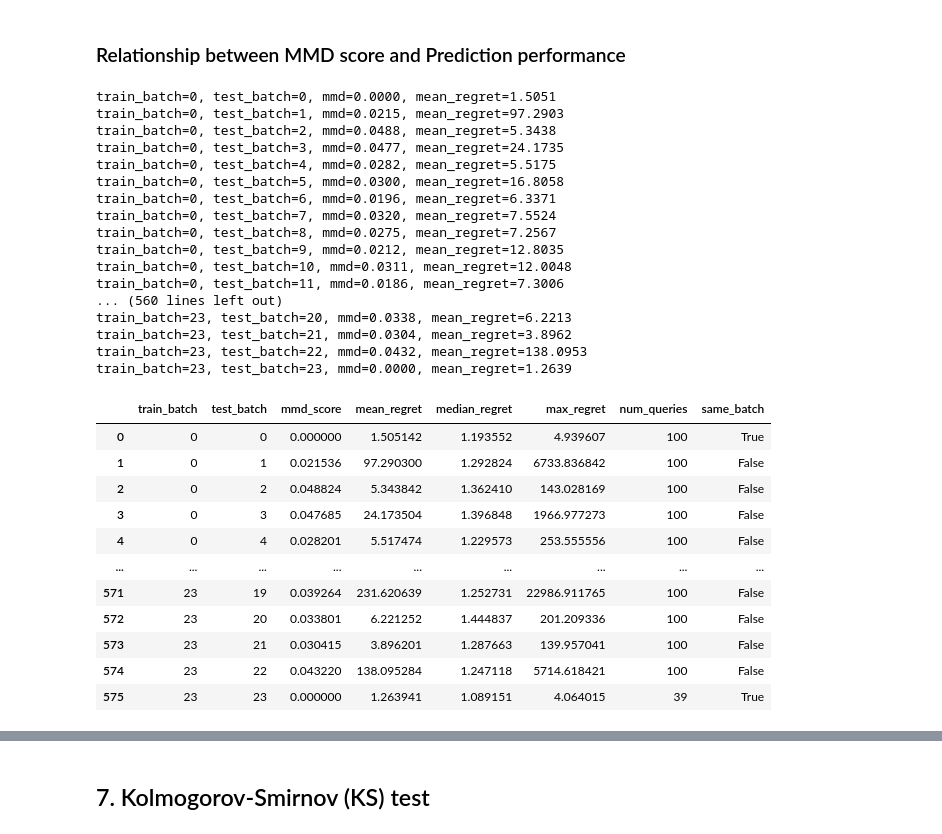
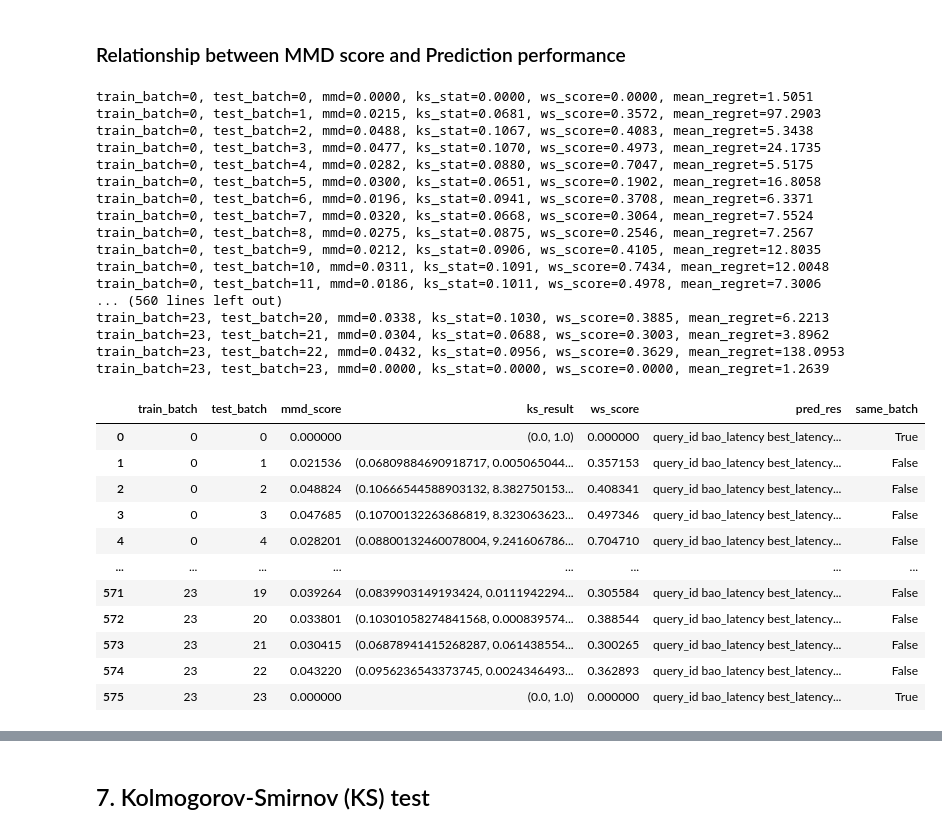
Before and after one commit to hujing2407/AdaLQO, a Jupyter notebook: AdaLQO.ipynb, the cells around one changed output, grey strips where cells are left out. Saved outputs shown, nothing was run; the diff lists cells and outputs as text; code cells hidden in the pictures.

Commit message:
Get mmd,ks,ws vs regret data

```diff
--- a/AdaLQO.ipynb
+++ b/AdaLQO.ipynb
@@ -176,12 +176,9 @@ def cl(dataset, shift_detect):
 # %% [markdown]
 ### Relationship between MMD score and Prediction performance
 # %%
-def analyze_mmd_regret_detailed(
-    dataset,
-    batch_out_path="results/tpcds/mmd_regret_batch.csv"
-):
+def analyze_regret_detailed(dataset):
     batch_rows = []
-
+    mmd_out_path="results/tpcds/regret_batch.csv"
     for i in range(len(dataset[0])):
         train_df = dataset[0][i]
         X_train, y_train, model = init_bao_model(train_df)
@@ -191,7 +188,11 @@ def analyze_mmd_regret_detailed(
             test_df = dataset[0][j]
             X_test = get_plans(test_df)
             cur_embedding = embedding_plans(model, X_test)
+            cur = cur_embedding.cpu().detach().numpy()
+            base = base_embedding.cpu().detach().numpy()
             mmd_score = mmd(cur_embedding, base_embedding)
+            ks_result = ks_values_pca(cur, base)
+            ws_score = ws(cur, base)
 
             if hasattr(mmd_score, "detach"):
                 mmd_value = float(mmd_score.detach().cpu().item())
@@ -203,52 +204,53 @@ def analyze_mmd_regret_detailed(
                 "train_batch": i,
                 "test_batch": j,
                 "mmd_score": mmd_value,
-                "mean_regret": res["regret"].mean(),
-                "median_regret": res["regret"].median(),
-                "max_regret": res["regret"].max(),
-                "num_queries": len(res),
+                "ks_result": ks_result,
+                "ws_score": ws_score,
+                "pred_res": res,
                 "same_batch": i == j
             })
 
             print(
                 f"train_batch={i}, test_batch={j}, "
                 f"mmd={mmd_value:.4f}, "
+                f"ks_stat={ks_result.statistic:.4f}, "
+                f"ws_score={ws_score:.4f}, "
                 f"mean_regret={res['regret'].mean():.4f}"
             )
 
     batch_df = pd.DataFrame(batch_rows)
-    batch_df.to_csv(batch_out_path, index=False)
+    batch_df.to_csv(mmd_out_path, index=False)
 
     return batch_df
 # %%
-analyze_mmd_regret_detailed(dataset=data)
+analyze_regret_detailed(dataset=data)
 # %% [output]
-train_batch=0, test_batch=0, mmd=0.0000, mean_regret=1.5051
-train_batch=0, test_batch=1, mmd=0.0215, mean_regret=97.2903
-train_batch=0, test_batch=2, mmd=0.0488, mean_regret=5.3438
-train_batch=0, test_batch=3, mmd=0.0477, mean_regret=24.1735
-train_batch=0, test_batch=4, mmd=0.0282, mean_regret=5.5175
-train_batch=0, test_batch=5, mmd=0.0300, mean_regret=16.8058
-train_batch=0, test_batch=6, mmd=0.0196, mean_regret=6.3371
-train_batch=0, test_batch=7, mmd=0.0320, mean_regret=7.5524
-train_batch=0, test_batch=8, mmd=0.0275, mean_regret=7.2567
-train_batch=0, test_batch=9, mmd=0.0212, mean_regret=12.8035
-train_batch=0, test_batch=10, mmd=0.0311, mean_regret=12.0048
-train_batch=0, test_batch=11, mmd=0.0186, mean_regret=7.3006
+train_batch=0, test_batch=0, mmd=0.0000, ks_stat=0.0000, ws_score=0.0000, mean_regret=1.5051
+train_batch=0, test_batch=1, mmd=0.0215, ks_stat=0.0681, ws_score=0.3572, mean_regret=97.2903
+train_batch=0, test_batch=2, mmd=0.0488, ks_stat=0.1067, ws_score=0.4083, mean_regret=5.3438
+train_batch=0, test_batch=3, mmd=0.0477, ks_stat=0.1070, ws_score=0.4973, mean_regret=24.1735
+train_batch=0, test_batch=4, mmd=0.0282, ks_stat=0.0880, ws_score=0.7047, mean_regret=5.5175
+train_batch=0, test_batch=5, mmd=0.0300, ks_stat=0.0651, ws_score=0.1902, mean_regret=16.8058
+train_batch=0, test_batch=6, mmd=0.0196, ks_stat=0.0941, ws_score=0.3708, mean_regret=6.3371
+train_batch=0, test_batch=7, mmd=0.0320, ks_stat=0.0668, ws_score=0.3064, mean_regret=7.5524
+train_batch=0, test_batch=8, mmd=0.0275, ks_stat=0.0875, ws_score=0.2546, mean_regret=7.2567
+train_batch=0, test_batch=9, mmd=0.0212, ks_stat=0.0906, ws_score=0.4105, mean_regret=12.8035
+train_batch=0, test_batch=10, mmd=0.0311, ks_stat=0.1091, ws_score=0.7434, mean_regret=12.0048
+train_batch=0, test_batch=11, mmd=0.0186, ks_stat=0.1011, ws_score=0.4978, mean_regret=7.3006
 ... (560 lines left out)
-train_batch=23, test_batch=20, mmd=0.0338, mean_regret=6.2213
-train_batch=23, test_batch=21, mmd=0.0304, mean_regret=3.8962
-train_batch=23, test_batch=22, mmd=0.0432, mean_regret=138.0953
-train_batch=23, test_batch=23, mmd=0.0000, mean_regret=1.2639
+train_batch=23, test_batch=20, mmd=0.0338, ks_stat=0.1030, ws_score=0.3885, mean_regret=6.2213
+train_batch=23, test_batch=21, mmd=0.0304, ks_stat=0.0688, ws_score=0.3003, mean_regret=3.8962
+train_batch=23, test_batch=22, mmd=0.0432, ks_stat=0.0956, ws_score=0.3629, mean_regret=138.0953
+train_batch=23, test_batch=23, mmd=0.0000, ks_stat=0.0000, ws_score=0.0000, mean_regret=1.2639
-|  | train_batch | test_batch | mmd_score | mean_regret | median_regret | max_regret | num_queries | same_batch |
-| 0 | 0 | 0 | 0.000000 | 1.505142 | 1.193552 | 4.939607 | 100 | True |
-| 1 | 0 | 1 | 0.021536 | 97.290300 | 1.292824 | 6733.836842 | 100 | False |
-| 2 | 0 | 2 | 0.048824 | 5.343842 | 1.362410 | 143.028169 | 100 | False |
-| 3 | 0 | 3 | 0.047685 | 24.173504 | 1.396848 | 1966.977273 | 100 | False |
-| 4 | 0 | 4 | 0.028201 | 5.517474 | 1.229573 | 253.555556 | 100 | False |
-| ... | ... | ... | ... | ... | ... | ... | ... | ... |
-| 571 | 23 | 19 | 0.039264 | 231.620639 | 1.252731 | 22986.911765 | 100 | False |
-| 572 | 23 | 20 | 0.033801 | 6.221252 | 1.444837 | 201.209336 | 100 | False |
-| 573 | 23 | 21 | 0.030415 | 3.896201 | 1.287663 | 139.957041 | 100 | False |
-| 574 | 23 | 22 | 0.043220 | 138.095284 | 1.247118 | 5714.618421 | 100 | False |
-| 575 | 23 | 23 | 0.000000 | 1.263941 | 1.089151 | 4.064015 | 39 | True |
+|  | train_batch | test_batch | mmd_score | ks_result | ws_score | pred_res | same_batch |
+| 0 | 0 | 0 | 0.000000 | (0.0, 1.0) | 0.000000 | query_id bao_latency best_latency... | True |
+| 1 | 0 | 1 | 0.021536 | (0.06809884690918717, 0.005065044... | 0.357153 | query_id bao_latency best_latency... | False |
+| 2 | 0 | 2 | 0.048824 | (0.10666544588903132, 8.382750153... | 0.408341 | query_id bao_latency best_latency... | False |
+| 3 | 0 | 3 | 0.047685 | (0.10700132263686819, 8.323063623... | 0.497346 | query_id bao_latency best_latency... | False |
+| 4 | 0 | 4 | 0.028201 | (0.08800132460078004, 9.241606786... | 0.704710 | query_id bao_latency best_latency... | False |
+| ... | ... | ... | ... | ... | ... | ... | ... |
+| 571 | 23 | 19 | 0.039264 | (0.0839903149193424, 0.0111942294... | 0.305584 | query_id bao_latency best_latency... | False |
+| 572 | 23 | 20 | 0.033801 | (0.10301058274841568, 0.000839574... | 0.388544 | query_id bao_latency best_latency... | False |
+| 573 | 23 | 21 | 0.030415 | (0.06878941415268287, 0.061438554... | 0.300265 | query_id bao_latency best_latency... | False |
+| 574 | 23 | 22 | 0.043220 | (0.0956236543373745, 0.0024346493... | 0.362893 | query_id bao_latency best_latency... | False |
+| 575 | 23 | 23 | 0.000000 | (0.0, 1.0) | 0.000000 | query_id bao_latency best_latency... | True |
```
Also changed, not shown: parts of 1 cell of this notebook, 1 other file.
